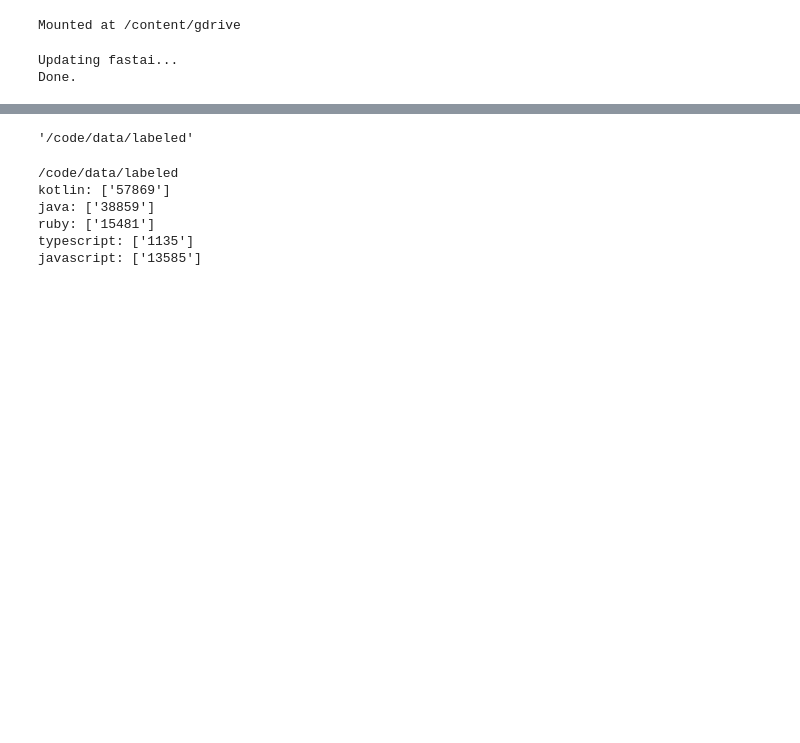
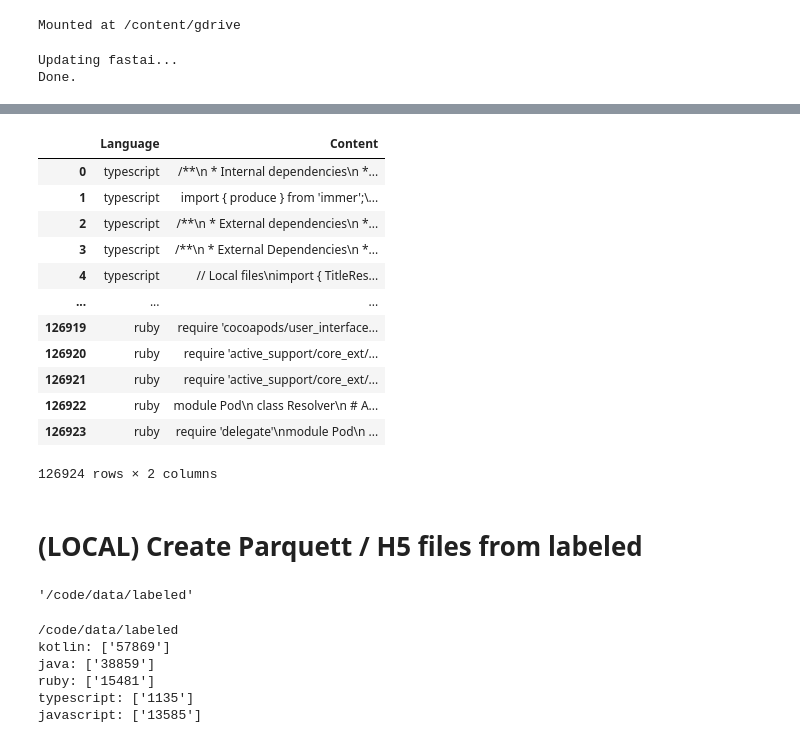
Before and after one commit to lfendy/goodcodebadcode, a Jupyter notebook: goodcodebadcode.ipynb, the cells around one changed output, grey strips where cells are left out. Drawn from its saved outputs; the diff is of its cells as text; code cells hidden in the pictures; blank space fills up the shorter version.

Commit message:
Colab - read from parquet from gdrive

```diff
--- a/goodcodebadcode.ipynb
+++ b/goodcodebadcode.ipynb
@@ -492,3 +510,23 @@ javascript.zip  java.zip  kotlin.zip  ruby.zip  typescript.zip
+# %%
+df = pd.read_parquet('gcbc_data_all.parquet.gzip')
+# %%
+df
+# %% [output]
+|  | Language | Content |
+| 0 | typescript | /**\n * Internal dependencies\n *... |
+| 1 | typescript | import { produce } from 'immer';\... |
+| 2 | typescript | /**\n * External dependencies\n *... |
+| 3 | typescript | /**\n * External Dependencies\n *... |
+| 4 | typescript | // Local files\nimport { TitleRes... |
+| ... | ... | ... |
+| 126919 | ruby | require 'cocoapods/user_interface... |
+| 126920 | ruby | require 'active_support/core_ext/... |
+| 126921 | ruby | require 'active_support/core_ext/... |
+| 126922 | ruby | module Pod\n class Resolver\n # A... |
+| 126923 | ruby | require 'delegate'\nmodule Pod\n ... |
+126924 rows × 2 columns
+# %% [markdown]
+# (LOCAL) Create Parquett / H5 files from labeled
 # %%
 # Locally label data
 root_dir = "/code"
```
Also changed, not shown: parts of 2 cells of this notebook.
